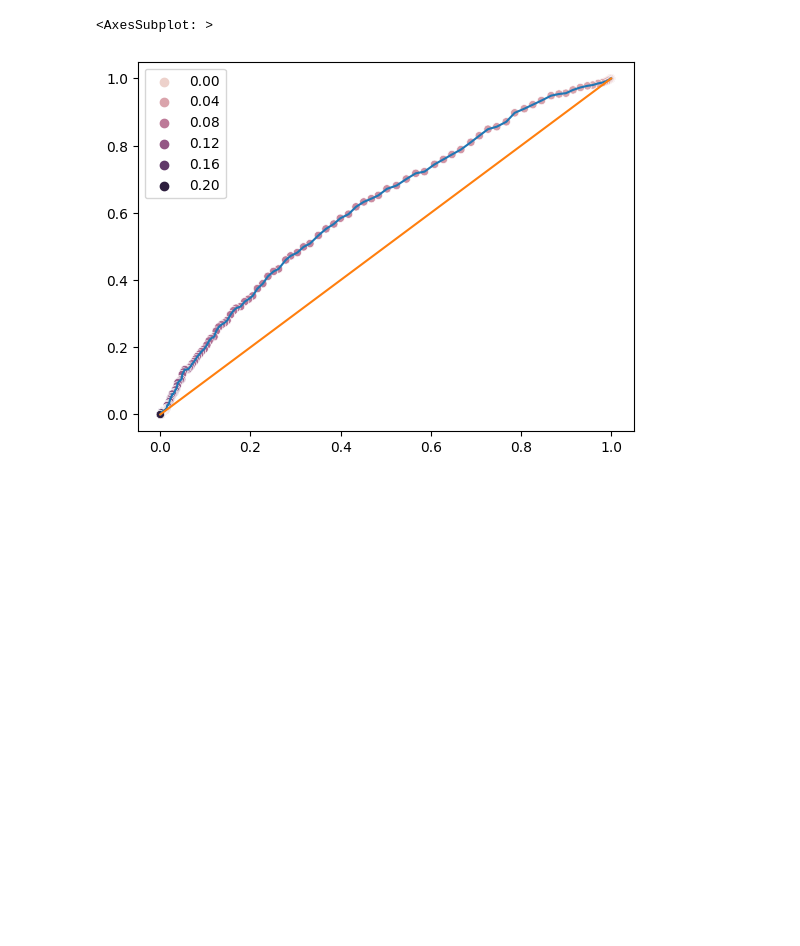
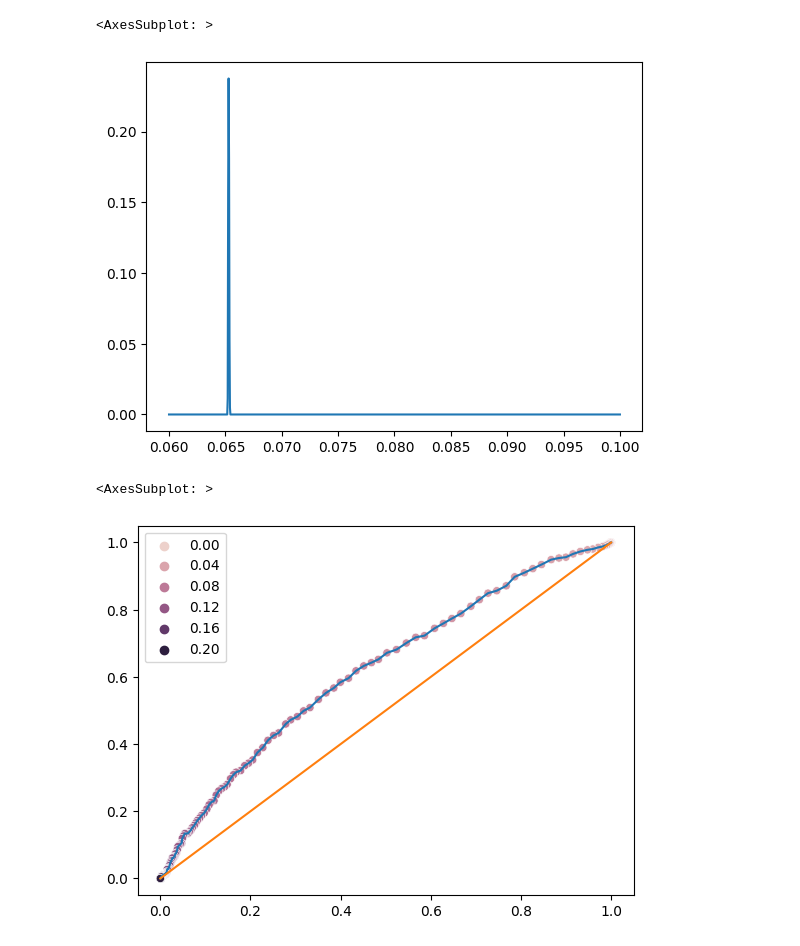
Before and after one commit to 1moi6/tese_rodolfo, a Jupyter notebook: redeneural.ipynb, the cells around one changed output. Cells and saved outputs as stored; diff of their text form; code cells hidden in the pictures; blank space fills up the shorter version.

```diff
--- a/redeneural.ipynb
+++ b/redeneural.ipynb
@@ -227,3 +228,8 @@ mtx
+# %%
+sns.lineplot(x=scrs,y=age)
+# %% [output]
+<AxesSubplot: >
+[figure, added]
 # %%
 y_pred_tr = predicao(X=X_train,pesos=pesos).ravel()
 scrs = np.linspace(0,.2,200)
```
Also changed, not shown: parts of 3 cells of this notebook.
